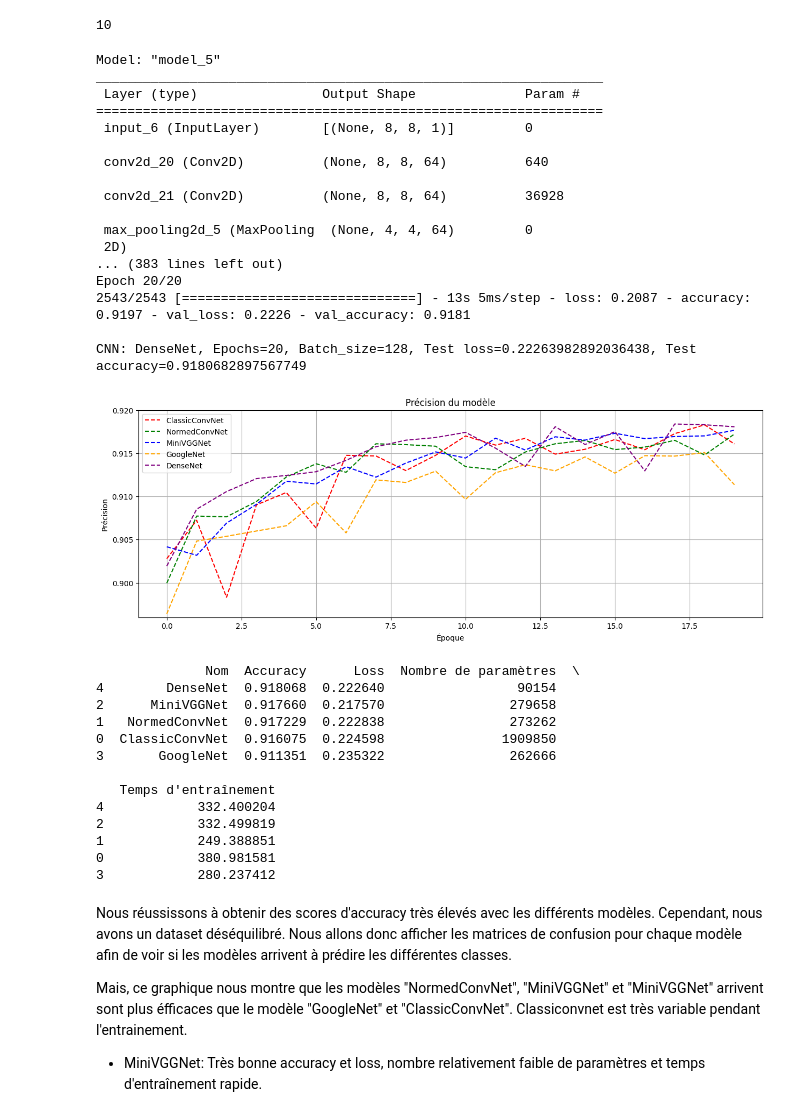
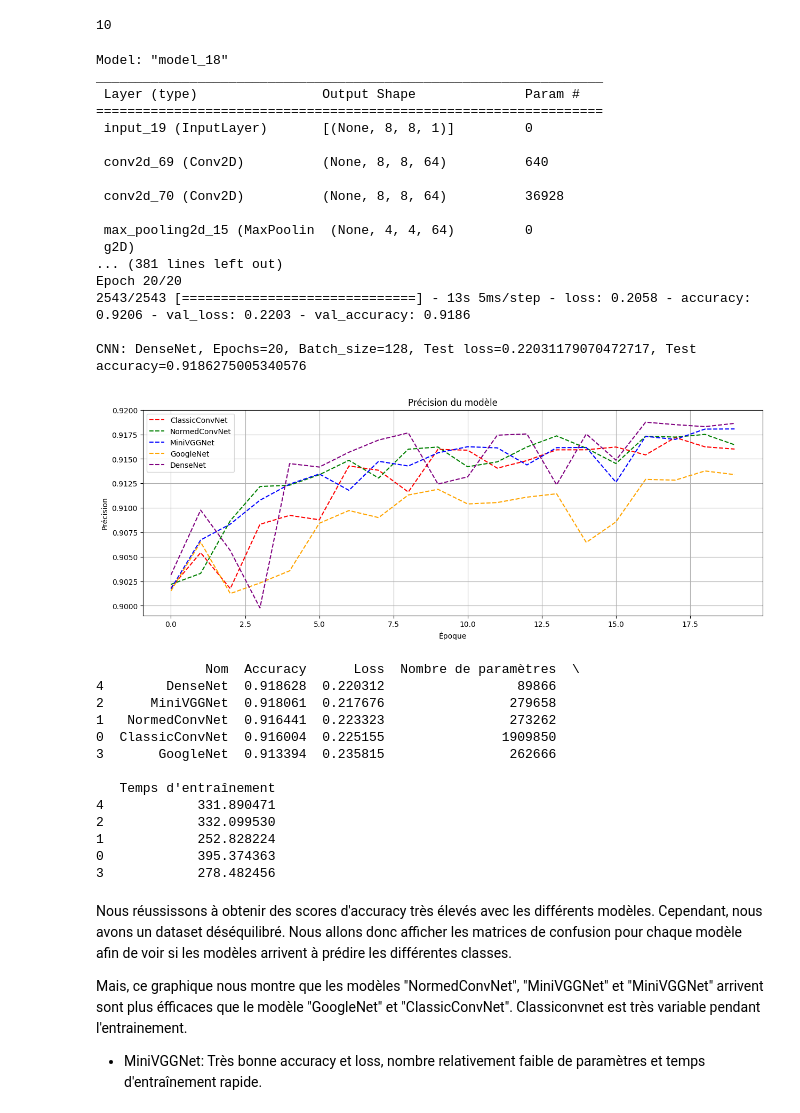
Before and after one commit to TWAAXOne/Network-intrusion-detection-with-machine-learning, a Jupyter notebook: CNN_Mutliclass.ipynb, the cells around one changed output. Cells and saved outputs as stored; diff of their text form; code cells hidden in the pictures.

```diff
--- a/CNN_Mutliclass.ipynb
+++ b/CNN_Mutliclass.ipynb
@@ -302,17 +302,17 @@ for net in range(nets):
         # première couche de convolution
         x = Conv2D(32, (3, 3), padding='same', activation='relu')(input_img)
         x = BatchNormalization()(x)
-        concat1 = concatenate([input_img, x])
         # deuxième couche de convolution
-        x1 = Conv2D(32, (3, 3), padding='same', activation='relu')(concat1)
+        x1 = Conv2D(32, (3, 3), padding='same', activation='relu')(x)
         x1 = BatchNormalization()(x1)
-        concat2 = concatenate([x, x1])
+        concat1 = concatenate([x, x1])  # concaténation de la sortie de la première et de la deuxième couche
         # troisième couche de convolution
-        x2 = Conv2D(32, (3, 3), padding='same', activation='relu')(concat2)
+        x2 = Conv2D(32, (3, 3), padding='same', activation='relu')(concat1)
         x2 = BatchNormalization()(x2)
-        concat3 = concatenate([x, x1, x2])
-        output = Flatten()(concat3)
+        concat2 = concatenate([x, x1, x2])  # concaténation des sorties des trois couches
+        output = Flatten()(concat2)
         out = Dense(nb_classes, activation='softmax')(output)
+
 
     # Début du chronomètre
     start_time = time.time()  # Début du chronomètre
@@ -345,42 +345,42 @@ for net in range(nets):
 # Conversion de la liste en DataFrame
 df_results = pd.DataFrame(results)
 # %% [output]
-Model: "model_5"
+Model: "model_18"
 _________________________________________________________________
  Layer (type)                Output Shape              Param #
 =================================================================
- input_6 (InputLayer)        [(None, 8, 8, 1)]         0
+ input_19 (InputLayer)       [(None, 8, 8, 1)]         0
 
- conv2d_20 (Conv2D)          (None, 8, 8, 64)          640
+ conv2d_69 (Conv2D)          (None, 8, 8, 64)          640
 
- conv2d_21 (Conv2D)          (None, 8, 8, 64)          36928
+ conv2d_70 (Conv2D)          (None, 8, 8, 64)          36928
 
- max_pooling2d_5 (MaxPooling  (None, 4, 4, 64)         0
- 2D)
-... (383 lines left out)
+ max_pooling2d_15 (MaxPoolin  (None, 4, 4, 64)         0
+ g2D)
+... (381 lines left out)
 Epoch 20/20
-2543/2543 [==============================] - 13s 5ms/step - loss: 0.2087 - accuracy: 0.9197 - val_loss: 0.2226 - val_accuracy: 0.9181
+2543/2543 [==============================] - 13s 5ms/step - loss: 0.2058 - accuracy: 0.9206 - val_loss: 0.2203 - val_accuracy: 0.9186
 
-CNN: DenseNet, Epochs=20, Batch_size=128, Test loss=0.22263982892036438, Test accuracy=0.9180682897567749
+CNN: DenseNet, Epochs=20, Batch_size=128, Test loss=0.22031179070472717, Test accuracy=0.9186275005340576
 # %%
-plot_accuracies(nets,history,names,[0.896,0.92])
+plot_accuracies(nets,history,names,[0.899,0.92])
 df_sorted = df_results.sort_values(by="Accuracy", ascending=False)
 print(df_sorted)
 # %% [output]
-[figure, old version]
+[figure, new version]
               Nom  Accuracy      Loss  Nombre de paramètres  \
-4        DenseNet  0.918068  0.222640                 90154
-2      MiniVGGNet  0.917660  0.217570                279658
-1   NormedConvNet  0.917229  0.222838                273262
-0  ClassicConvNet  0.916075  0.224598               1909850
-3       GoogleNet  0.911351  0.235322                262666
+4        DenseNet  0.918628  0.220312                 89866
+2      MiniVGGNet  0.918061  0.217676                279658
+1   NormedConvNet  0.916441  0.223323                273262
+0  ClassicConvNet  0.916004  0.225155               1909850
+3       GoogleNet  0.913394  0.235815                262666
 
    Temps d'entraînement
-4            332.400204
-2            332.499819
-1            249.388851
-0            380.981581
-3            280.237412
+4            331.890471
+2            332.099530
+1            252.828224
+0            395.374363
+3            278.482456
 # %% [markdown]
 Nous réussissons à obtenir des scores d'accuracy très élevés avec les différents modèles. Cependant, nous avons un dataset déséquilibré. Nous allons donc afficher les matrices de confusion pour chaque modèle afin de voir si les modèles arrivent à prédire les différentes classes.
 
```
Also changed, not shown: parts of 6 cells of this notebook.
